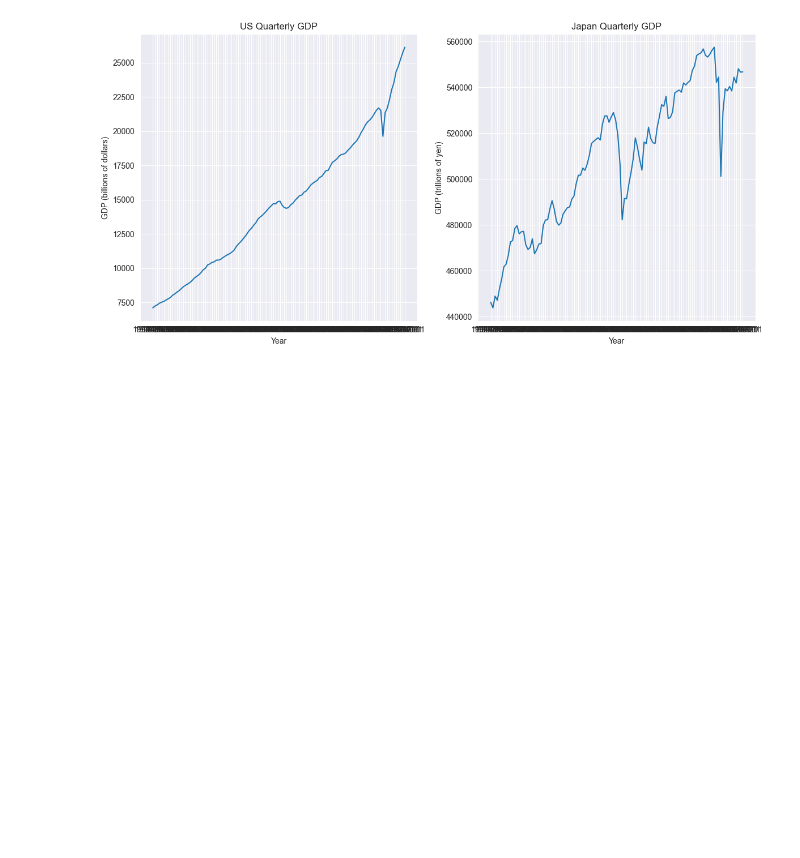
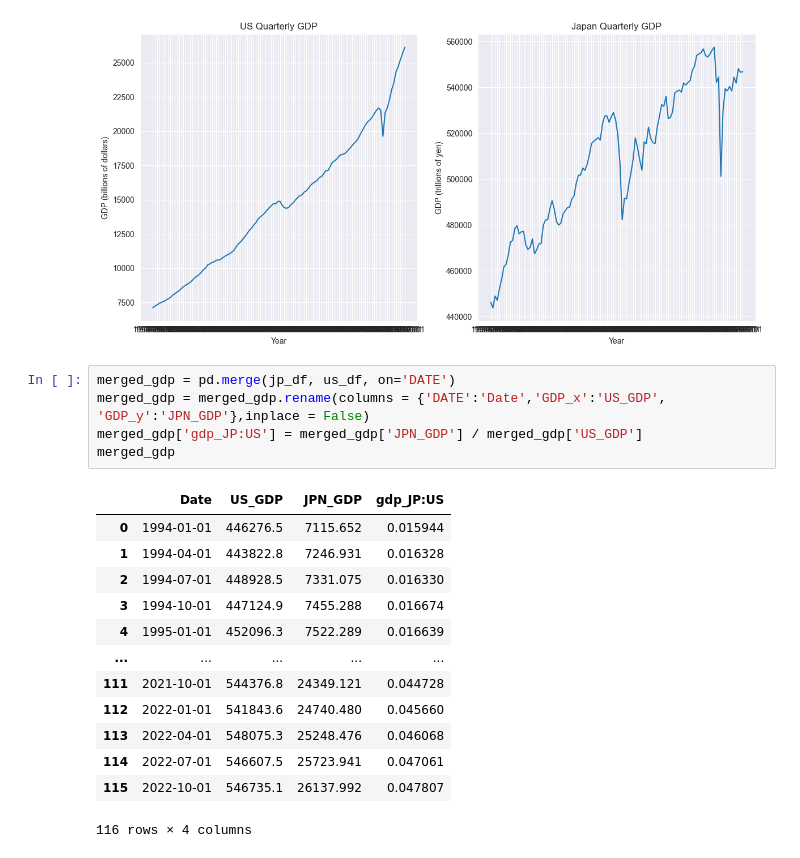
Before and after one commit to K0725/ExchangeRate_Analysis, a Jupyter notebook: group_project/Project Demo.ipynb, the cells around one changed output. Drawn from its saved outputs; the diff is of its cells as text; blank space fills up the shorter version.

```diff
--- a/group_project/Project Demo.ipynb
+++ b/group_project/Project Demo.ipynb
@@ -212,3 +212,22 @@ plt.tight_layout()
 plt.show()
 # %% [output]
 [figure]
+# %%
+merged_gdp = pd.merge(jp_df, us_df, on='DATE')
+merged_gdp = merged_gdp.rename(columns = {'DATE':'Date','GDP_x':'US_GDP', 'GDP_y':'JPN_GDP'},inplace = False)
+merged_gdp['gdp_JP:US'] = merged_gdp['JPN_GDP'] / merged_gdp['US_GDP']
+merged_gdp
+# %% [output]
+|  | Date | US_GDP | JPN_GDP | gdp_JP:US |
+| 0 | 1994-01-01 | 446276.5 | 7115.652 | 0.015944 |
+| 1 | 1994-04-01 | 443822.8 | 7246.931 | 0.016328 |
+| 2 | 1994-07-01 | 448928.5 | 7331.075 | 0.016330 |
+| 3 | 1994-10-01 | 447124.9 | 7455.288 | 0.016674 |
+| 4 | 1995-01-01 | 452096.3 | 7522.289 | 0.016639 |
+| ... | ... | ... | ... | ... |
+| 111 | 2021-10-01 | 544376.8 | 24349.121 | 0.044728 |
+| 112 | 2022-01-01 | 541843.6 | 24740.480 | 0.045660 |
+| 113 | 2022-04-01 | 548075.3 | 25248.476 | 0.046068 |
+| 114 | 2022-07-01 | 546607.5 | 25723.941 | 0.047061 |
+| 115 | 2022-10-01 | 546735.1 | 26137.992 | 0.047807 |
+116 rows × 4 columns
```
Also changed, not shown: parts of 19 cells of this notebook.
